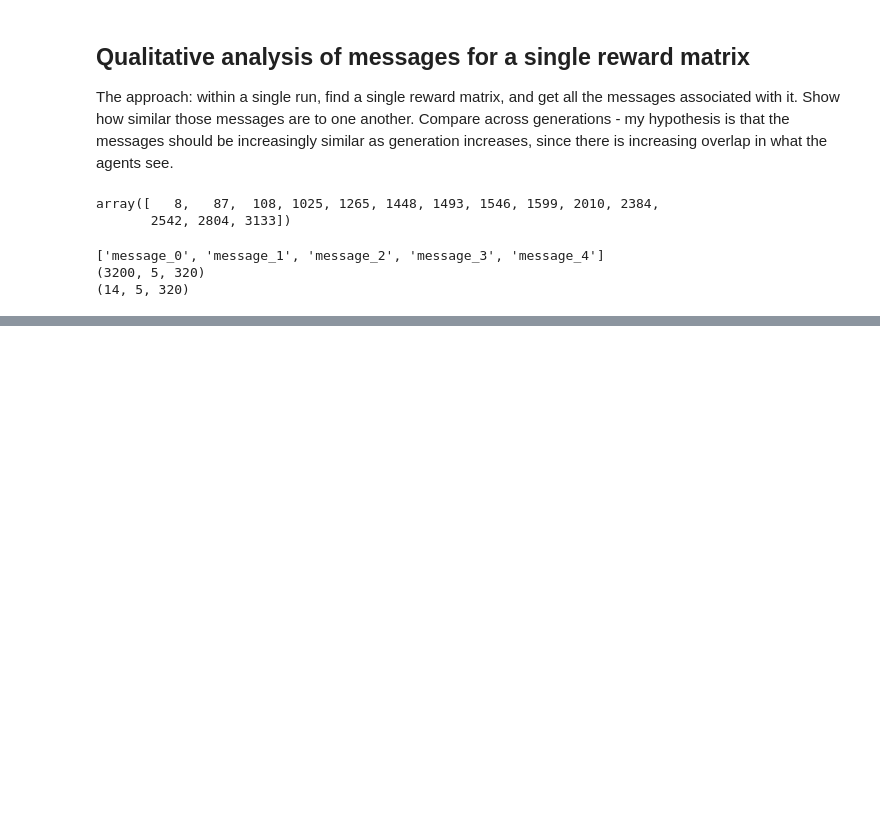
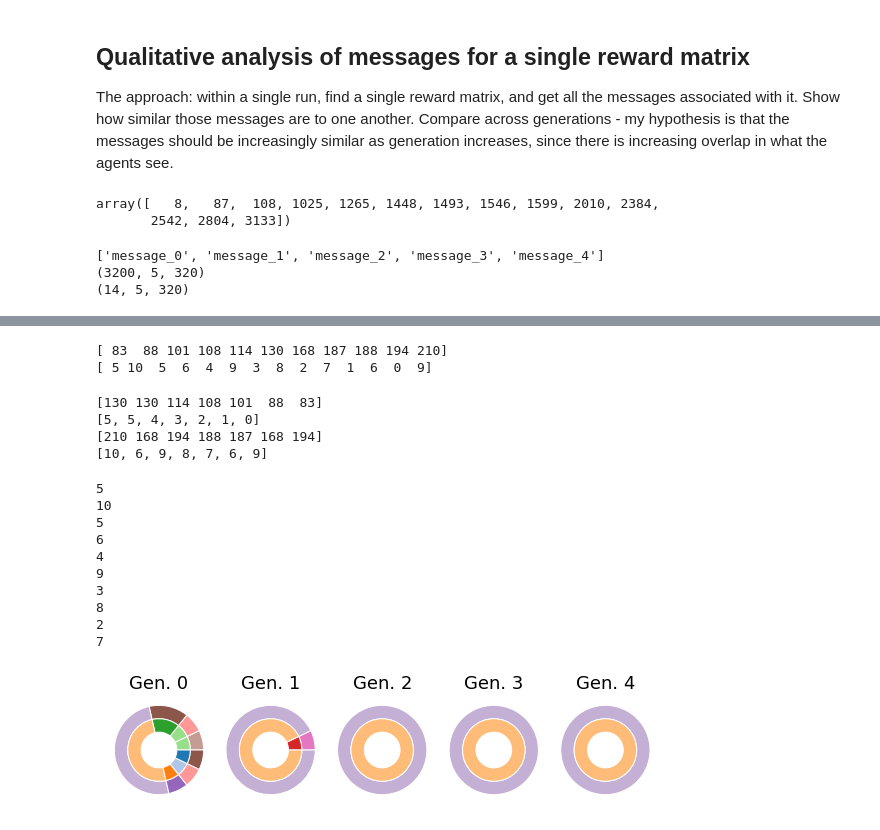
Before and after one commit to dharakyu/language-and-demos, a Jupyter notebook: analysis/analyze_messages.ipynb, the cells around one changed output, grey strips where cells are left out. Drawn from its saved outputs; the diff is of its cells as text; code cells hidden in the pictures; blank space fills up the shorter version.

```diff
--- a/analysis/analyze_messages.ipynb
+++ b/analysis/analyze_messages.ipynb
@@ -195,3 +327,72 @@ generation 4
+# %%
+tokens[:, 1:3]
+unique_tokens, indices = np.unique(tokens[:, 1:3], return_inverse=True)
+print(unique_tokens)
+print(indices)
+# %% [output]
+[ 83  88 101 108 114 130 168 187 188 194 210]
+[ 5 10  5  6  4  9  3  8  2  7  1  6  0  9]
+# %%
+cmap = plt.colormaps["tab20"]
+inner_colors_indices = [np.where(tokens[i, 1] == unique_tokens)[0][0] for i in range(7)]
+
+print(tokens[:, 1])
+print(inner_colors_indices)
+inner_colors = cmap(indices[inner_colors_indices])
+
+outer_colors_indices = [np.where(tokens[i, 2] == unique_tokens)[0][0] for i in range(7)]
+
+print(tokens[:, 2])
+print(outer_colors_indices)
+outer_colors = cmap(indices[outer_colors_indices])
+# %% [output]
+[130 130 114 108 101  88  83]
+[5, 5, 4, 3, 2, 1, 0]
+[210 168 194 188 187 168 194]
+[10, 6, 9, 8, 7, 6, 9]
+# %%
+def get_colors_from_colormap(unique_tokens, indices, gen_tokens, inner):
+    cmap = plt.colormaps["tab20"]
+    if inner:
+        string_index = 1
+    else:
+        string_index = 2
+
+    num_unique_messages = gen_tokens.shape[0]
+    print(np.where(tokens[i, string_index] == unique_tokens)[0][0])
+    colors_indices = [np.where(gen_tokens[i, string_index] == unique_tokens)[0][0] for i in range(num_unique_messages)]
+    return cmap(indices[colors_indices])
+# %%
+fig, axes = plt.subplots(1, 5, figsize=(10, 10))
+size = 0.3
+for i, ax in enumerate(axes):
+    gen_tokens = all_tokens[i]
+    counts = all_counts[i]
+
+    inner_colors = get_colors_from_colormap(unique_tokens, indices, gen_tokens, inner=True)
+    #print(inner_colors)
+    outer_colors = get_colors_from_colormap(unique_tokens, indices, gen_tokens, inner=False)
+    ax.pie(counts, radius=1, colors=outer_colors,
+           wedgeprops=dict(width=size, edgecolor='w'))
+    ax.pie(counts, radius=1-size, colors=inner_colors,
+           wedgeprops=dict(width=size, edgecolor='w'))
+    #ax.set(aspect="equal", title='Gen. ' + str(i))
+    ax.set_title('Gen. ' + str(i), fontsize=18)
+#plt.tight_layout()
+fig.subplots_adjust(wspace=0, hspace=0)
+plt.show()
+# %% [output]
+5
+10
+5
+6
+4
+9
+3
+8
+2
+7
+[figure, added]
 # %%
 for i in range(5):
     print(messages[:, i, :].shape)
```
Also changed, not shown: parts of 18 cells of this notebook, 2 other files.
